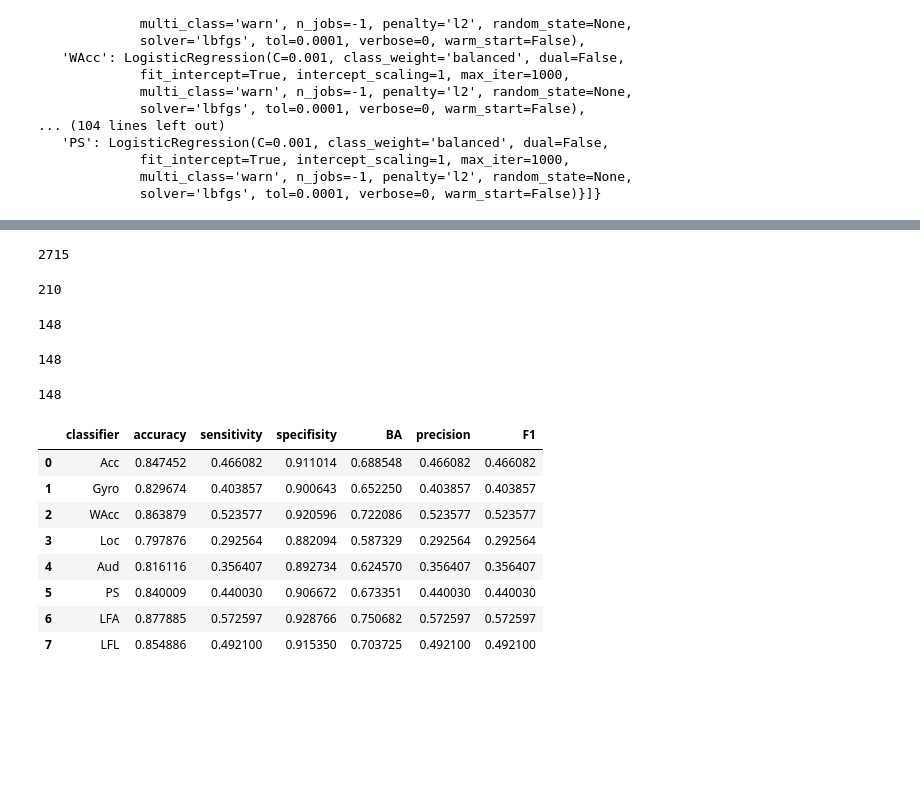
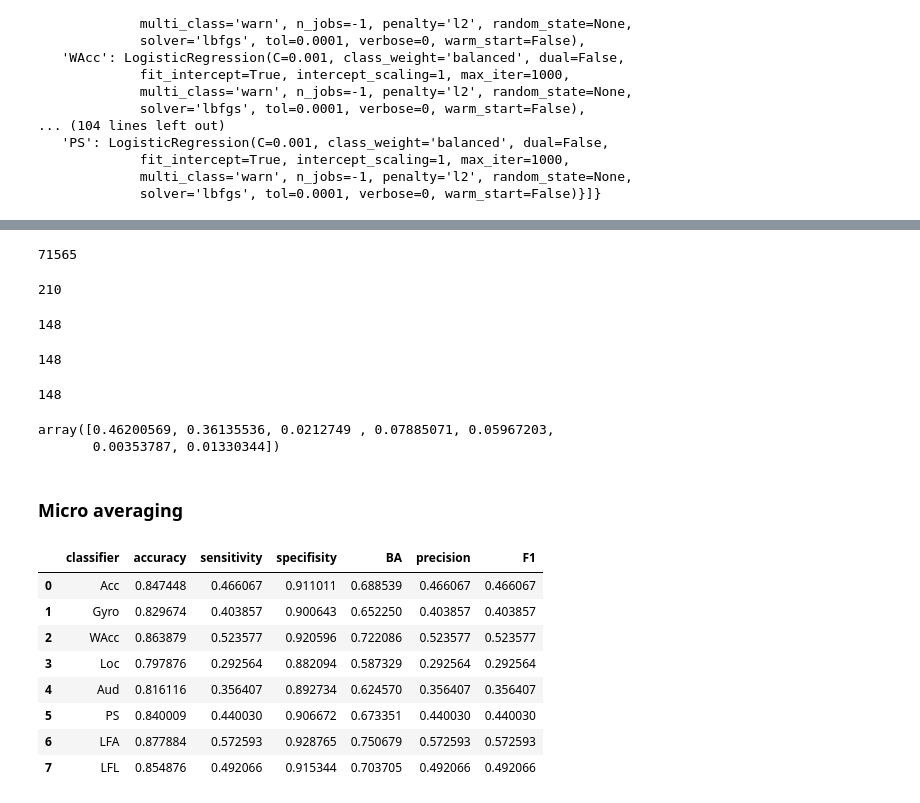
Before and after one commit to dlab-idc/Extra-Sensory, a Jupyter notebook: src/Classifiers.ipynb, the cells around one changed output, grey strips where cells are left out. Cells and saved outputs as stored; diff of their text form; code cells hidden in the pictures; blank space fills up the shorter version.

Commit message:
adding micro macro and weighted averaging evalutions

```diff
--- a/src/Classifiers.ipynb
+++ b/src/Classifiers.ipynb
@@ -987,12 +197,36 @@ classifiers_dict
 # %%
-single_sensors_states_dict, EF_states, LFA_states, LFL_states = get_states_arrays(standard_X_test)
+from Classifiers import NUM_OF_LABELS
+
+def get_class_weights_in_data(i_y):
+    y = np.array(i_y)
+    class_counts = np.unique(y, return_counts=True)[1]
+
+    if len(class_counts) != NUM_OF_LABELS:
+        raise Exception(f"class_counts length is diffrent from {NUM_OF_LABELS}")
+
+    return class_counts
+
+def get_test_weights(i_y_test):
+    return get_class_weights_in_data(i_y_test)
+
+
+test_class_weights = np.zeros((NUM_OF_LABELS, ), dtype='int')
+
 
 for i, (train_fold_lst, test_fold_lst) in enumerate(zip(train_folds_list, test_folds_list)):
     gc.collect()
 
+    is_first_iteration = i == 0
+
+
     # Preprocess the data
     standard_X_train, standard_X_test, y_fold_train, y_fold_test = \
                 data_preproccessing(data, train_fold_lst, test_fold_lst)
+
+    test_class_weights = test_class_weights + get_test_weights(y_fold_test)
+
+    if is_first_iteration:
+        single_sensors_states_dict, EF_states, LFA_states, LFL_states = get_states_arrays(data)
 
     # Get rows with all sensors data
     feature_names = get_feature_names(standard_X_train, ['label'])  # In this case we use the data with our label!
@@ -1019,48 +253,59 @@ for i, (train_fold_lst, test_fold_lst) in enumerate(zip(train_folds_list, test_f
 
     # LFL
     LFL_states = LFL_states + get_LFL_state(standard_X_train, y_fold_train, standard_X_test, y_fold_test, single_sensor_models)
+
+
+test_class_weights = (test_class_weights / test_class_weights.sum())
 # %% [output]
-2715
+71565
 210
 148
 148
 148
+# %%
+test_class_weights
+# %% [output]
+array([0.46200569, 0.36135536, 0.0212749 , 0.07885071, 0.05967203,
+       0.00353787, 0.01330344])
+# %% [markdown]
+### Micro averaging
 # %%
 evalutions_dict = dict()
 
 # Single sensor
 feature_names = get_feature_names(standard_X_test, ['label'])  # In this case we using the data with our label!
 sensor_names = get_sensor_names(feature_names)
 
 for sensor_name in sensor_names:
-    print(single_sensors_states_dict[sensor_name])
     single_sesnor_state = single_sensors_states_dict[sensor_name]
+    TP, TN, FP, FN = single_sesnor_state[0].sum(), single_sesnor_state[1].sum(), single_sesnor_state[2].sum(), single_sesnor_state[3].sum()
     sensitivity, specifisity, accuracy, precision, BA, F1 =\
-        get_evaluations_metric_scores(single_sesnor_state[0],
-                                      single_sesnor_state[1], single_sesnor_state[2], single_sesnor_state[3])
+        get_evaluations_metric_scores(TP, TN, FP, FN)
     insert_values_to_evaluations_dict(evalutions_dict, sensor_name,
                                  sensitivity, specifisity, accuracy, precision, BA, F1)
 
 # LFA
+TP, TN, FP, FN = LFA_states[0].sum(), LFA_states[1].sum(), LFA_states[2].sum(), LFA_states[3].sum()
 sensitivity, specifisity, accuracy, precision, BA, F1 =\
-    get_evaluations_metric_scores(LFA_states[0], LFA_states[1], LFA_states[2], LFA_states[3])
+        get_evaluations_metric_scores(TP, TN, FP, FN)
 insert_values_to_evaluations_dict(evalutions_dict, "LFA",
-                                 sensitivity, specifisity, accuracy, precision, BA, F1)
+                                  sensitivity, specifisity, accuracy, precision, BA, F1)
 
 # LFL
+TP, TN, FP, FN = LFL_states[0].sum(), LFL_states[1].sum(), LFL_states[2].sum(), LFL_states[3].sum()
 sensitivity, specifisity, accuracy, precision, BA, F1 =\
-    get_evaluations_metric_scores(LFL_states[0], LFL_states[1], LFL_states[2], LFL_states[3])
+        get_evaluations_metric_scores(TP, TN, FP, FN)
 insert_values_to_evaluations_dict(evalutions_dict, "LFL",
                                  sensitivity, specifisity, accuracy, precision, BA, F1)
 
 pd.DataFrame.from_dict(evalutions_dict)
 # %% [output]
 |  | classifier | accuracy | sensitivity | specifisity | BA | precision | F1 |
-| 0 | Acc | 0.847452 | 0.466082 | 0.911014 | 0.688548 | 0.466082 | 0.466082 |
+| 0 | Acc | 0.847448 | 0.466067 | 0.911011 | 0.688539 | 0.466067 | 0.466067 |
 | 1 | Gyro | 0.829674 | 0.403857 | 0.900643 | 0.652250 | 0.403857 | 0.403857 |
 | 2 | WAcc | 0.863879 | 0.523577 | 0.920596 | 0.722086 | 0.523577 | 0.523577 |
 | 3 | Loc | 0.797876 | 0.292564 | 0.882094 | 0.587329 | 0.292564 | 0.292564 |
 | 4 | Aud | 0.816116 | 0.356407 | 0.892734 | 0.624570 | 0.356407 | 0.356407 |
 | 5 | PS | 0.840009 | 0.440030 | 0.906672 | 0.673351 | 0.440030 | 0.440030 |
-| 6 | LFA | 0.877885 | 0.572597 | 0.928766 | 0.750682 | 0.572597 | 0.572597 |
-| 7 | LFL | 0.854886 | 0.492100 | 0.915350 | 0.703725 | 0.492100 | 0.492100 |
+| 6 | LFA | 0.877884 | 0.572593 | 0.928765 | 0.750679 | 0.572593 | 0.572593 |
+| 7 | LFL | 0.854876 | 0.492066 | 0.915344 | 0.703705 | 0.492066 | 0.492066 |
```
Also changed, not shown: parts of 13 cells of this notebook, 3 other files.
